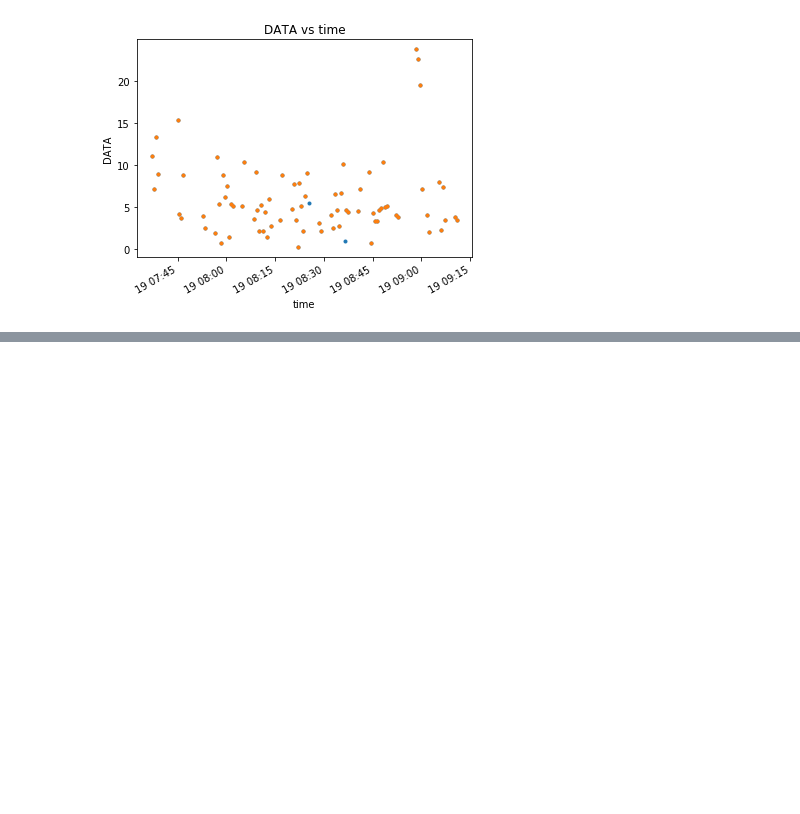
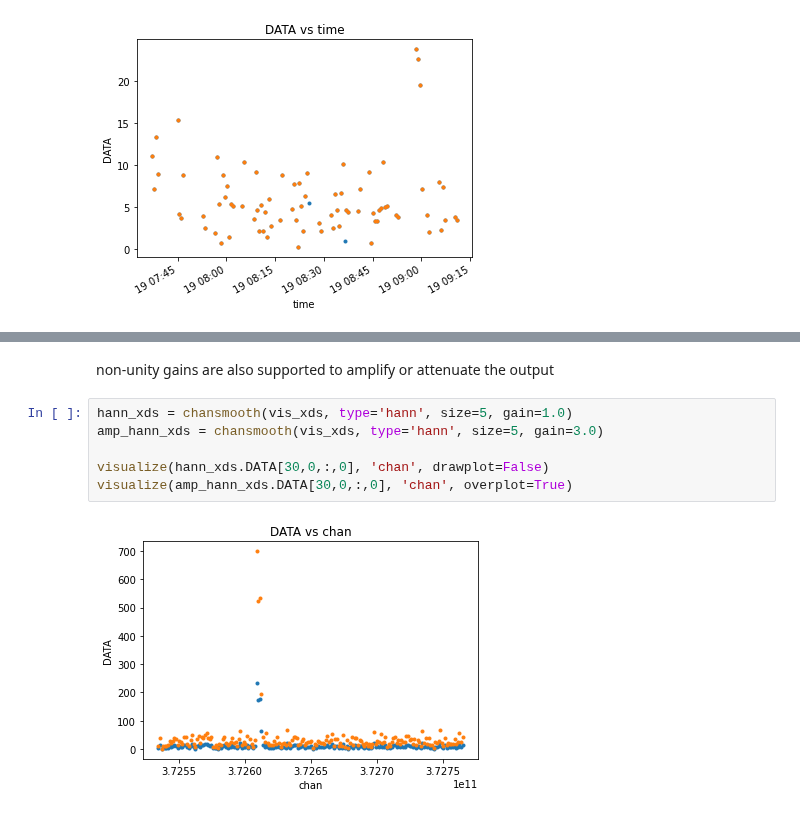
Before and after one commit to casangi/examples, a Jupyter notebook: Manipulating_visibilities.ipynb, the cells around one changed output, grey strips where cells are left out. Saved outputs shown, nothing was run; the diff lists cells and outputs as text; blank space fills up the shorter version.

```diff
--- a/Manipulating_visibilities.ipynb
+++ b/Manipulating_visibilities.ipynb
@@ -176,0 +207,10 @@ visualize(flg_avg_xds.DATA[:,100,100,0], 'time', overplot=True)
+# %% [markdown]
+non-unity gains are also supported to amplify or attenuate the output
+# %%
+hann_xds = chansmooth(vis_xds, type='hann', size=5, gain=1.0)
+amp_hann_xds = chansmooth(vis_xds, type='hann', size=5, gain=3.0)
+
+visualize(hann_xds.DATA[30,0,:,0], 'chan', drawplot=False)
+visualize(amp_hann_xds.DATA[30,0,:,0], 'chan', overplot=True)
+# %% [output]
+[figure, added]
```
Also changed, not shown: parts of 10 cells of this notebook.
